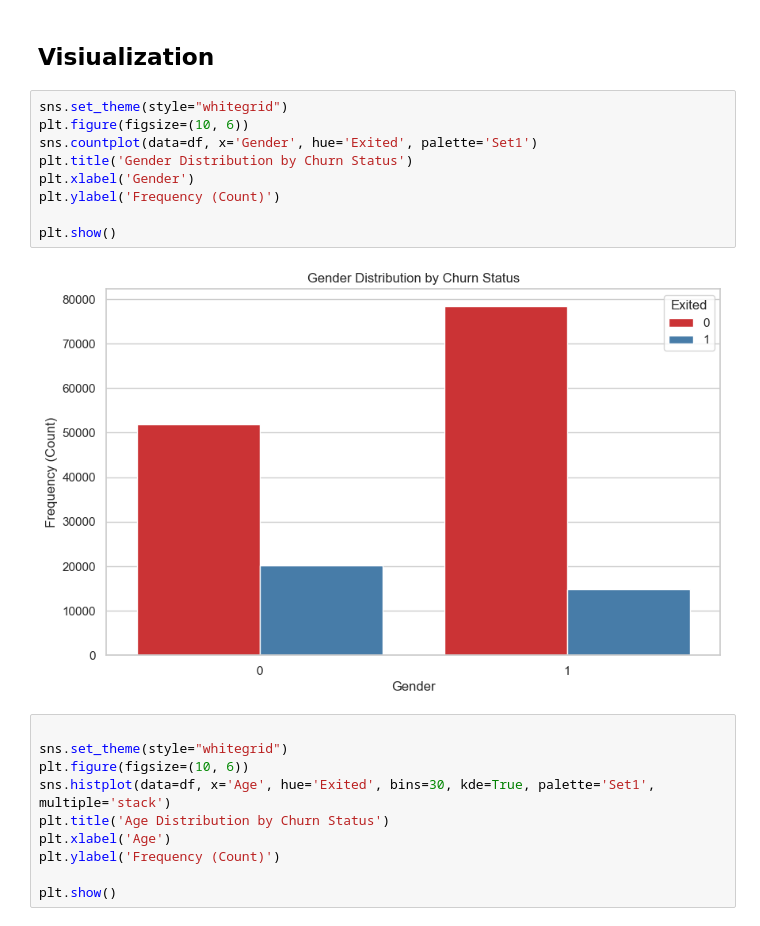
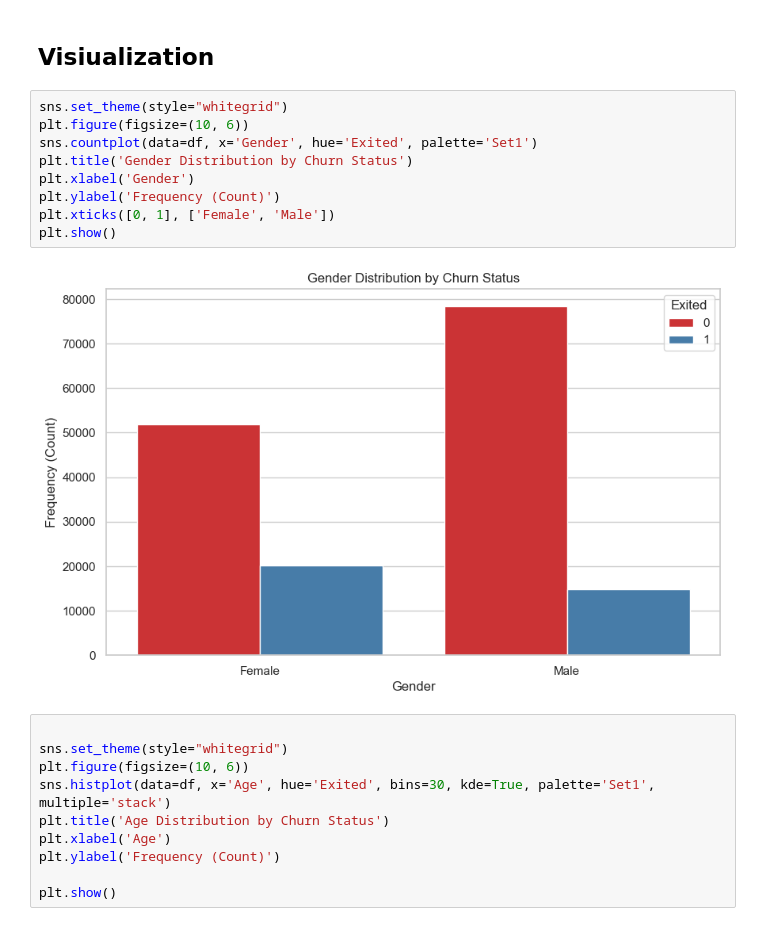
Before and after one commit to ahmed-salah-1/Bank-Churn, a Jupyter notebook: project (1).ipynb, the cells around one changed output. Saved outputs shown, nothing was run; the diff lists cells and outputs as text.

```diff
--- a/project (1).ipynb
+++ b/project (1).ipynb
@@ -180,14 +180,14 @@ df
 # %%
 sns.set_theme(style="whitegrid")
 plt.figure(figsize=(10, 6))
 sns.countplot(data=df, x='Gender', hue='Exited', palette='Set1')
 plt.title('Gender Distribution by Churn Status')
 plt.xlabel('Gender')
 plt.ylabel('Frequency (Count)')
-
+plt.xticks([0, 1], ['Female', 'Male'])
 plt.show()
 # %% [output]
-[figure, old version]
+[figure, new version]
 # %%
 
 sns.set_theme(style="whitegrid")
```
Also changed, not shown: parts of 10 cells of this notebook.
